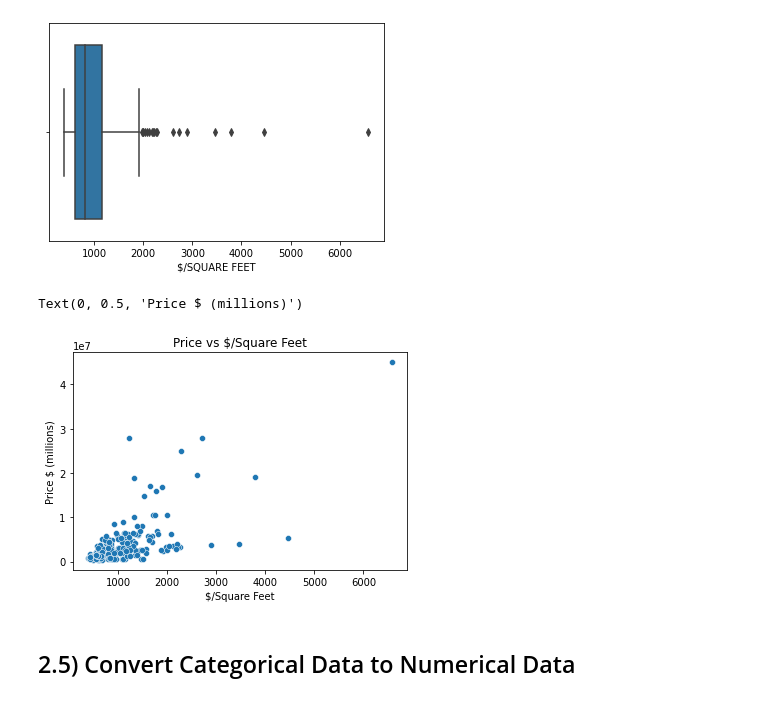
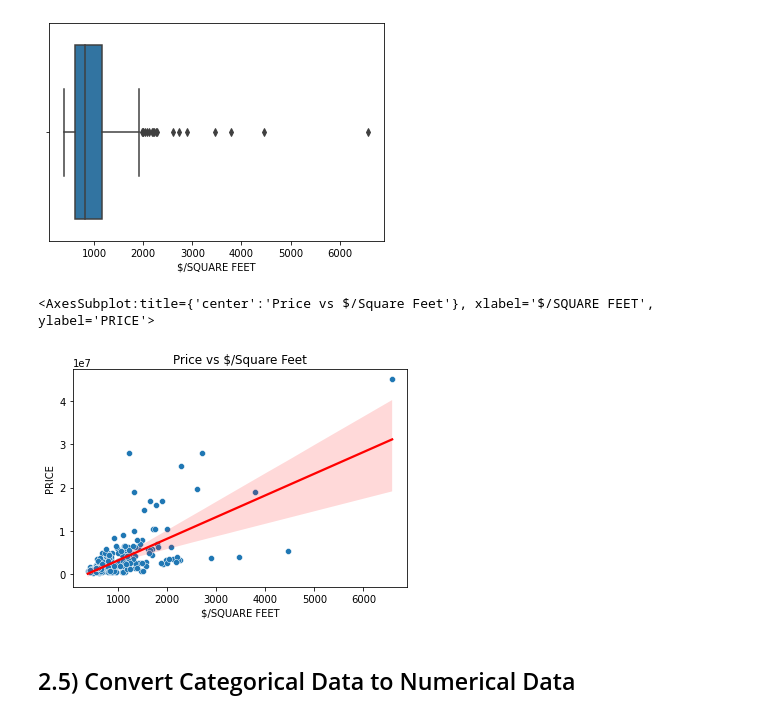
Before and after one commit to tmcgirr/Regression-Model-AAI-500-Project, a Jupyter notebook: Multiple_Linear_Model_A .ipynb, the cells around one changed output. Saved outputs shown, nothing was run; the diff lists cells and outputs as text; code cells hidden in the pictures.

```diff
--- a/Multiple_Linear_Model_A .ipynb
+++ b/Multiple_Linear_Model_A .ipynb
@@ -176,12 +176,14 @@ sns.boxplot(x=df_mod['$/SQUARE FEET'])
 # %%
 # Scatterplot to visually check for outliers
 sns.scatterplot(x=df_mod['$/SQUARE FEET'], y=df_mod['PRICE'])
 plt.title('Price vs $/Square Feet')
 plt.xlabel('$/Square Feet')
 plt.ylabel('Price $ (millions)')
+# plot trendline
+sns.regplot(x=df_mod['$/SQUARE FEET'], y=df_mod['PRICE'], data=df_mod, scatter=False, color='red')
 # %% [output]
-Text(0, 0.5, 'Price $ (millions)')
+<AxesSubplot:title={'center':'Price vs $/Square Feet'}, xlabel='$/SQUARE FEET', ylabel='PRICE'>
-[figure, old version]
+[figure, new version]
 # %% [markdown]
 ## 2.5) Convert Categorical Data to Numerical Data
 # %% [markdown]
```
Also changed, not shown: parts of 1 cell of this notebook.
